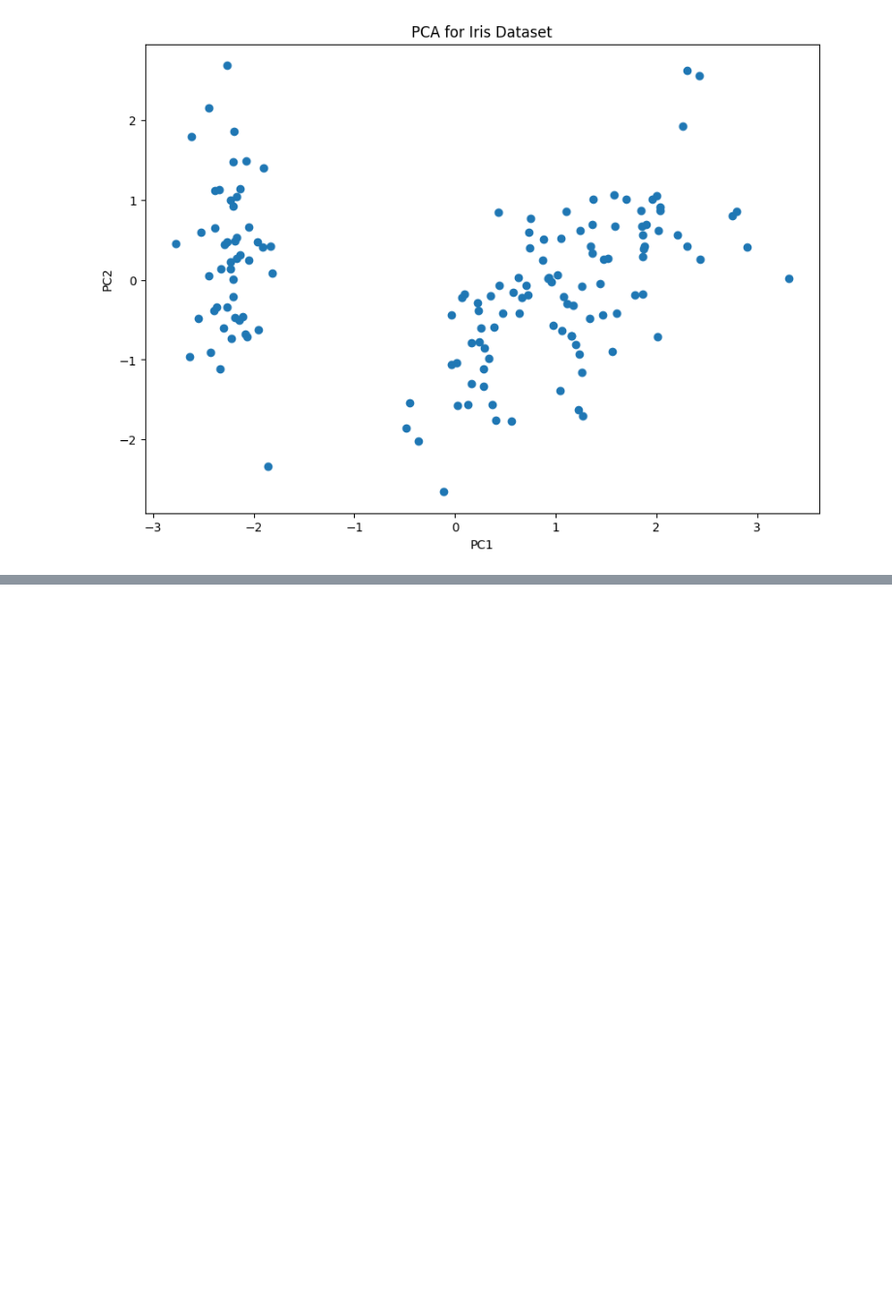
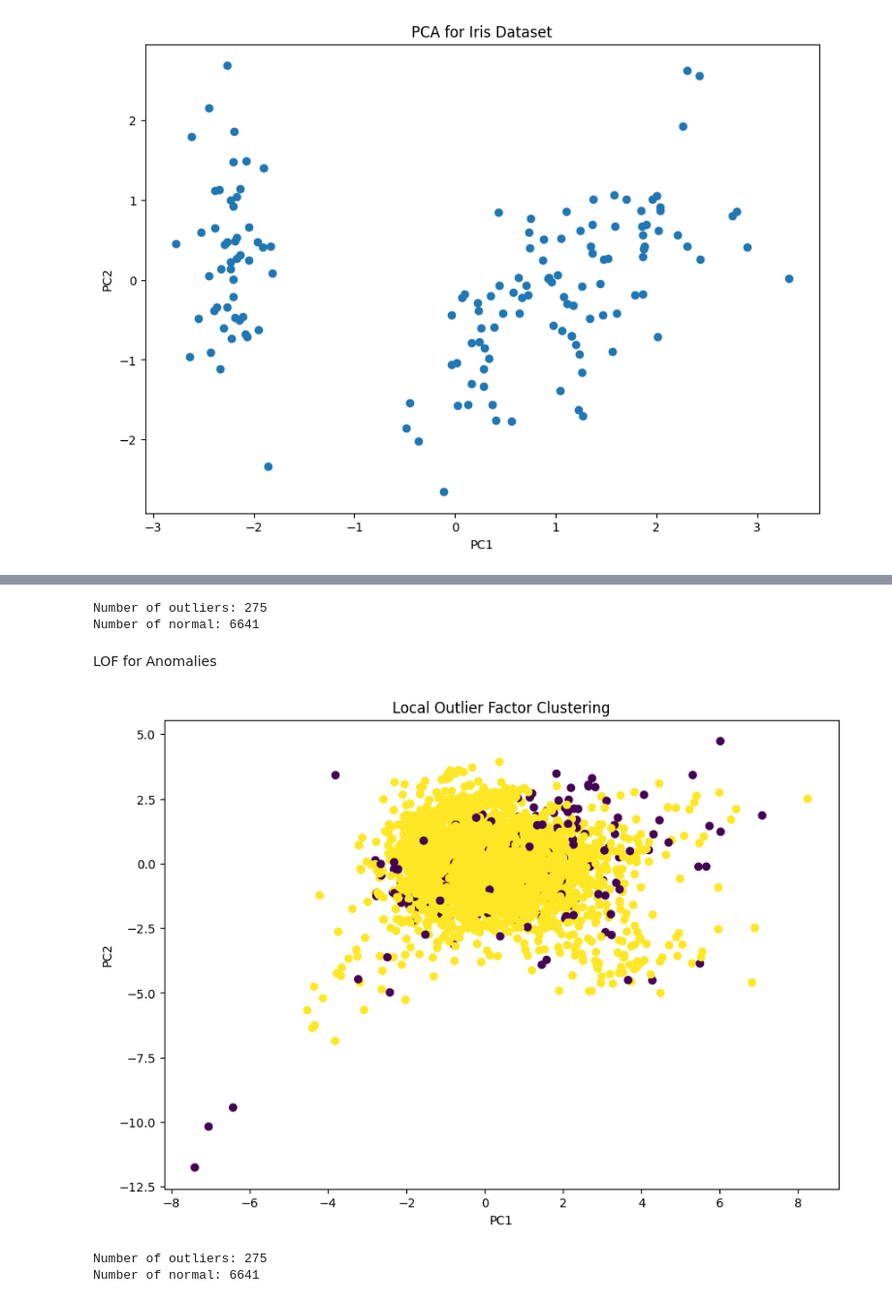
Before and after one commit to asiddiqha/ml-practice-notebooks, a Jupyter notebook: pca.ipynb, the cells around one changed output, grey strips where cells are left out. Shown at 97% size. Drawn from its saved outputs; the diff is of its cells as text; code cells hidden in the pictures; blank space fills up the shorter version.

```diff
--- a/pca.ipynb
+++ b/pca.ipynb
@@ -57,0 +120,32 @@ plt.show()
+# %%
+import numpy as np
+n_outliers = np.sum(labels == -1)
+n_normal = np.sum(labels == 1)
+print(f'Number of outliers: {n_outliers}')
+print(f'Number of normal: {n_normal}')
+# %% [output]
+Number of outliers: 275
+Number of normal: 6641
+# %% [markdown]
+LOF for Anomalies
+# %%
+from sklearn.neighbors import LocalOutlierFactor
+
+neighbours = LocalOutlierFactor(n_neighbors=20, contamination=0.036)
+y_pred = neighbours.fit_predict(X_scaled)
+
+plt.figure(figsize=(10, 7))
+plt.scatter(X_pca[:, 0], X_pca[:, 1], c=y_pred)
+plt.xlabel('PC1')
+plt.ylabel('PC2')
+plt.title('Local Outlier Factor Clustering')
+plt.show()
+
+n_outliers = np.sum(labels == -1)
+n_normal = np.sum(labels == 1)
+print(f'Number of outliers: {n_outliers}')
+print(f'Number of normal: {n_normal}')
+# %% [output]
+[figure, added]
+Number of outliers: 275
+Number of normal: 6641
```
Also changed, not shown: parts of 11 cells of this notebook.
